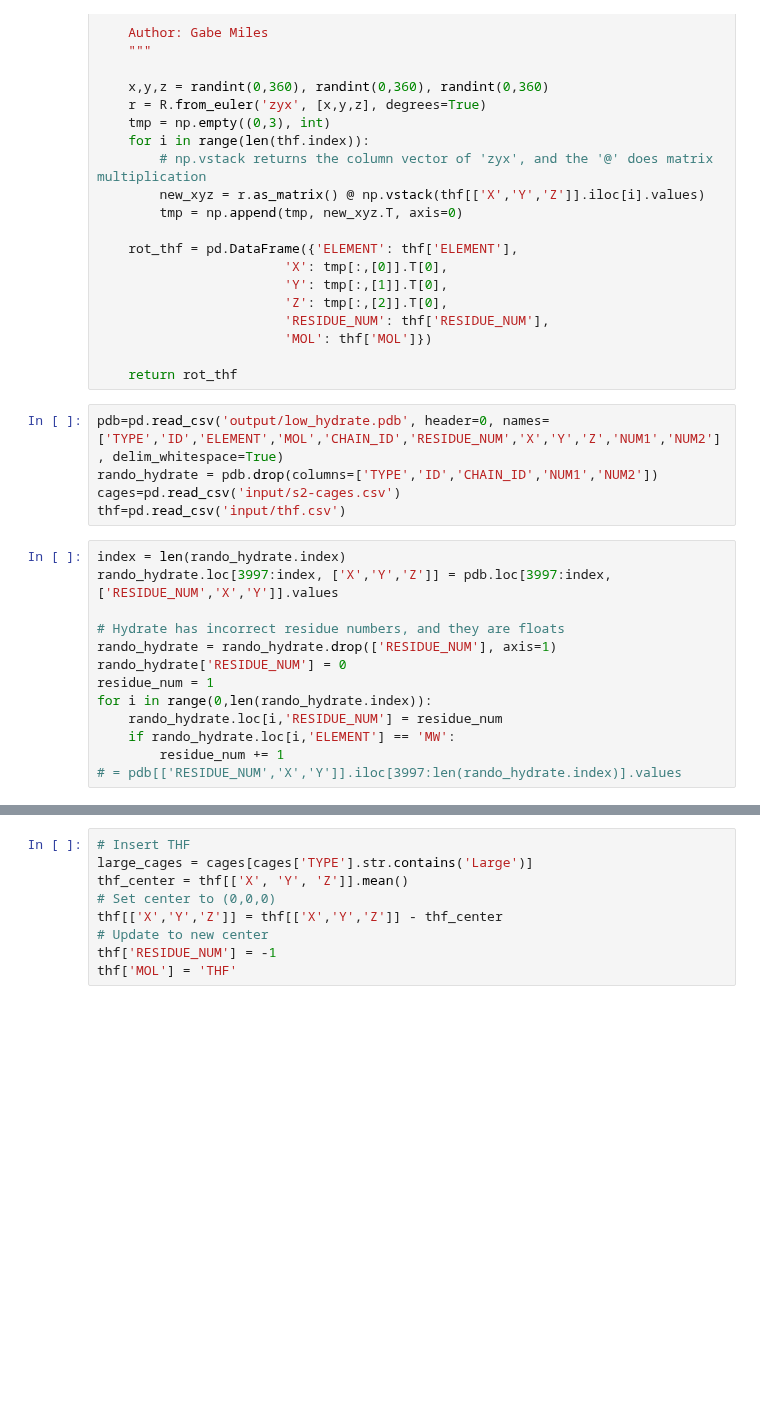
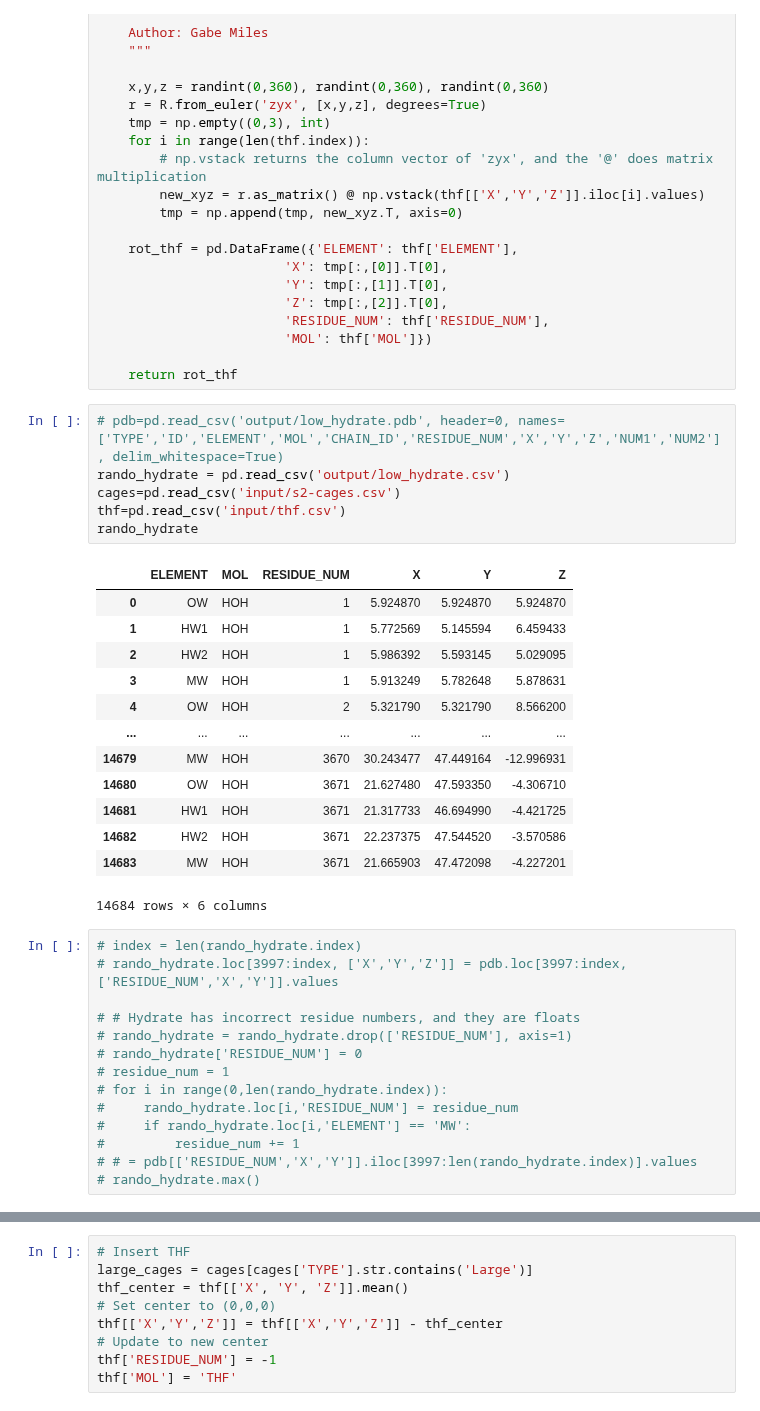
Before and after one commit to gmiles32/proton-disorder, a Jupyter notebook: create_thf_hydrate.ipynb, the cells around one changed output, grey strips where cells are left out. Saved outputs shown, nothing was run; the diff lists cells and outputs as text; blank space fills up the shorter version.

Commit message:
Added csv of hydrate, prelimary THF placing program

```diff
--- a/create_thf_hydrate.ipynb
+++ b/create_thf_hydrate.ipynb
@@ -39,20 +39,36 @@ def rotate_thf(thf):
 
     return rot_thf
 # %%
-pdb=pd.read_csv('output/low_hydrate.pdb', header=0, names=['TYPE','ID','ELEMENT','MOL','CHAIN_ID','RESIDUE_NUM','X','Y','Z','NUM1','NUM2'], delim_whitespace=True)
-rando_hydrate = pdb.drop(columns=['TYPE','ID','CHAIN_ID','NUM1','NUM2'])
+# pdb=pd.read_csv('output/low_hydrate.pdb', header=0, names=['TYPE','ID','ELEMENT','MOL','CHAIN_ID','RESIDUE_NUM','X','Y','Z','NUM1','NUM2'], delim_whitespace=True)
+rando_hydrate = pd.read_csv('output/low_hydrate.csv')
 cages=pd.read_csv('input/s2-cages.csv')
 thf=pd.read_csv('input/thf.csv')
+rando_hydrate
+# %% [output]
+|  | ELEMENT | MOL | RESIDUE_NUM | X | Y | Z |
+| 0 | OW | HOH | 1 | 5.924870 | 5.924870 | 5.924870 |
+| 1 | HW1 | HOH | 1 | 5.772569 | 5.145594 | 6.459433 |
+| 2 | HW2 | HOH | 1 | 5.986392 | 5.593145 | 5.029095 |
+| 3 | MW | HOH | 1 | 5.913249 | 5.782648 | 5.878631 |
+| 4 | OW | HOH | 2 | 5.321790 | 5.321790 | 8.566200 |
+| ... | ... | ... | ... | ... | ... | ... |
+| 14679 | MW | HOH | 3670 | 30.243477 | 47.449164 | -12.996931 |
+| 14680 | OW | HOH | 3671 | 21.627480 | 47.593350 | -4.306710 |
+| 14681 | HW1 | HOH | 3671 | 21.317733 | 46.694990 | -4.421725 |
+| 14682 | HW2 | HOH | 3671 | 22.237375 | 47.544520 | -3.570586 |
+| 14683 | MW | HOH | 3671 | 21.665903 | 47.472098 | -4.227201 |
+14684 rows × 6 columns
 # %%
-index = len(rando_hydrate.index)
-rando_hydrate.loc[3997:index, ['X','Y','Z']] = pdb.loc[3997:index, ['RESIDUE_NUM','X','Y']].values
+# index = len(rando_hydrate.index)
+# rando_hydrate.loc[3997:index, ['X','Y','Z']] = pdb.loc[3997:index, ['RESIDUE_NUM','X','Y']].values
 
-# Hydrate has incorrect residue numbers, and they are floats
-rando_hydrate = rando_hydrate.drop(['RESIDUE_NUM'], axis=1)
-rando_hydrate['RESIDUE_NUM'] = 0
-residue_num = 1
-for i in range(0,len(rando_hydrate.index)):
-    rando_hydrate.loc[i,'RESIDUE_NUM'] = residue_num
-    if rando_hydrate.loc[i,'ELEMENT'] == 'MW':
-        residue_num += 1
-# = pdb[['RESIDUE_NUM','X','Y']].iloc[3997:len(rando_hydrate.index)].values
+# # Hydrate has incorrect residue numbers, and they are floats
+# rando_hydrate = rando_hydrate.drop(['RESIDUE_NUM'], axis=1)
+# rando_hydrate['RESIDUE_NUM'] = 0
+# residue_num = 1
+# for i in range(0,len(rando_hydrate.index)):
+#     rando_hydrate.loc[i,'RESIDUE_NUM'] = residue_num
+#     if rando_hydrate.loc[i,'ELEMENT'] == 'MW':
+#         residue_num += 1
+# # = pdb[['RESIDUE_NUM','X','Y']].iloc[3997:len(rando_hydrate.index)].values
+# rando_hydrate.max()
```
Also changed, not shown: parts of 3 cells of this notebook, 6 other files.
